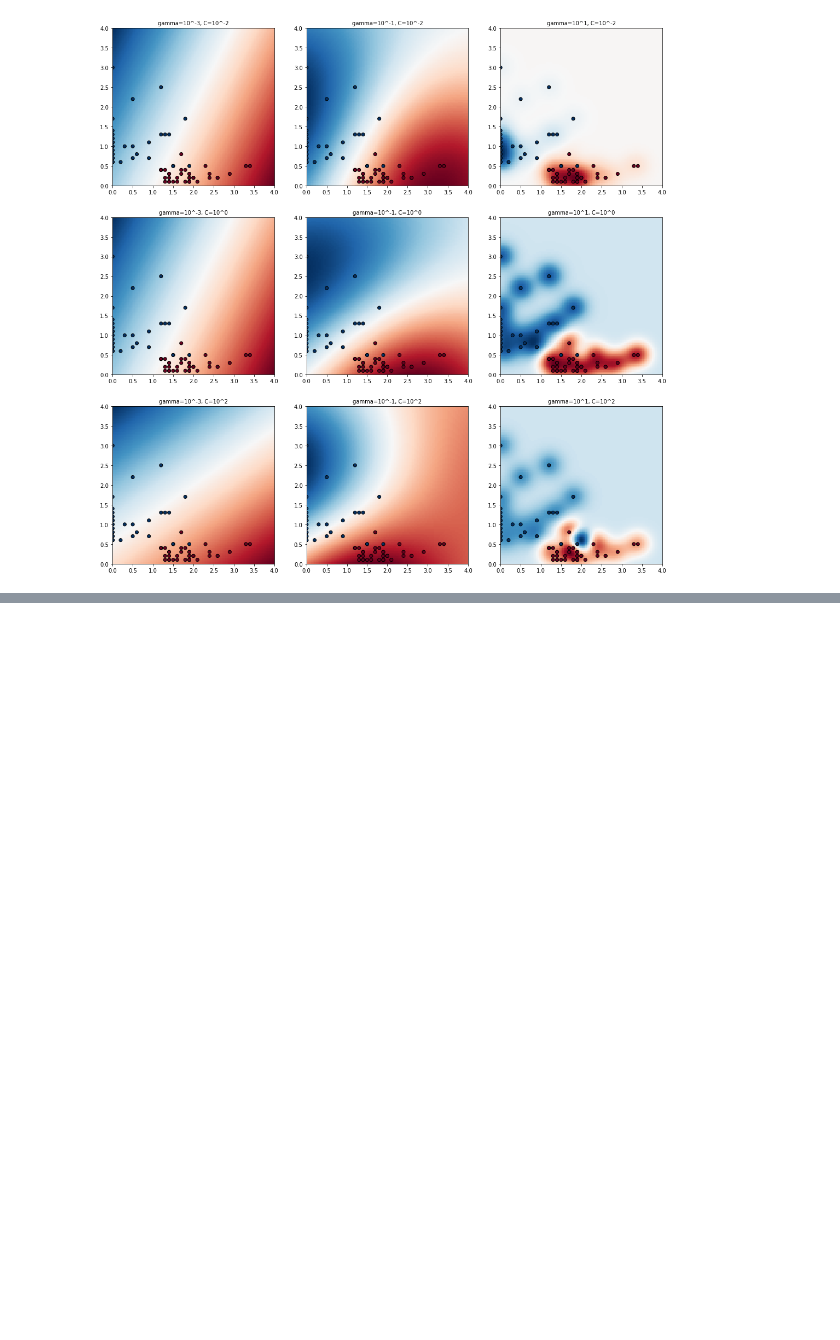
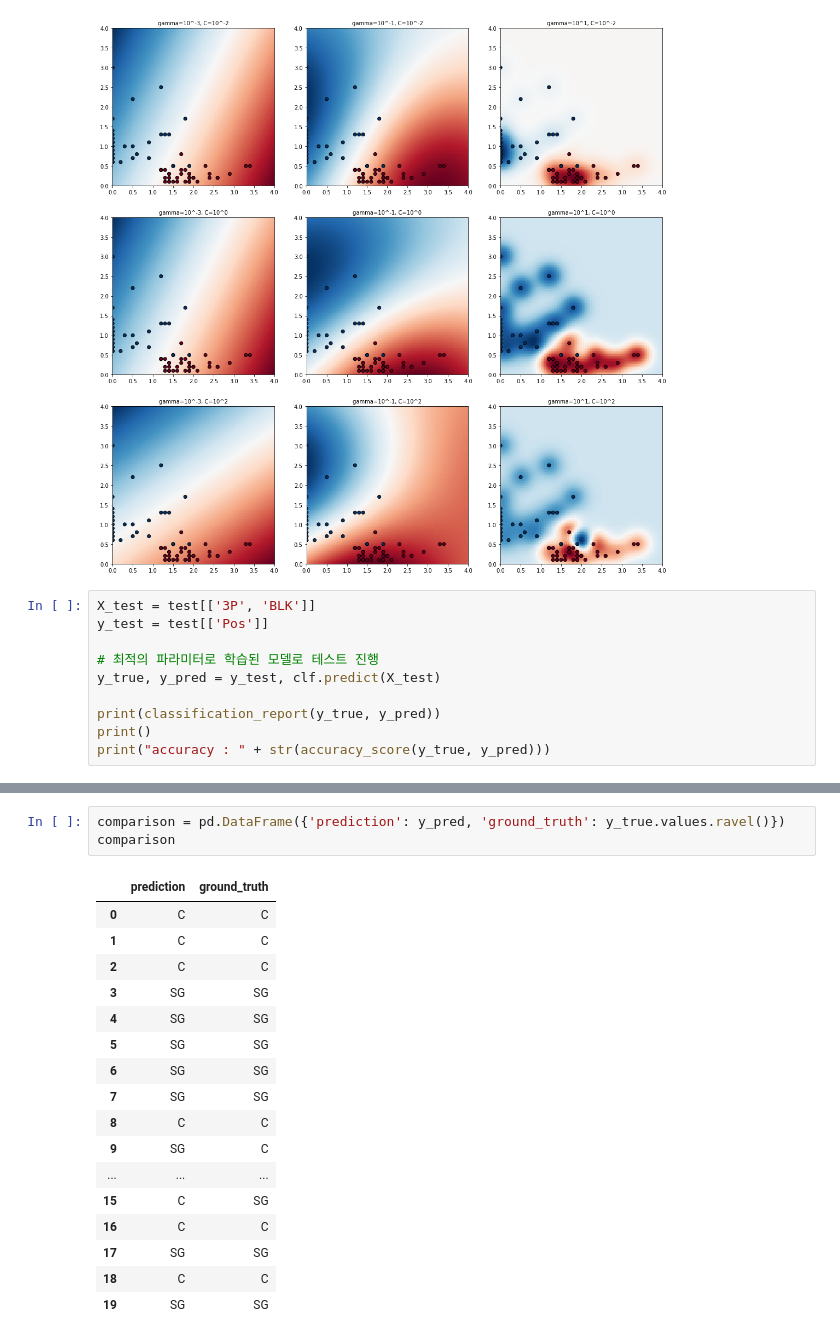
Before and after one commit to H43RO/ML-Algorithm-Practice, a Jupyter notebook: SVM.ipynb, the cells around one changed output, grey strips where cells are left out. Drawn from its saved outputs; the diff is of its cells as text; blank space fills up the shorter version.

```diff
--- a/SVM.ipynb
+++ b/SVM.ipynb
@@ -112,3 +112,13 @@ for (k, (C, gamma, clf)) in enumerate(classifiers):
 # %% [output]
 {'C': 1, 'gamma': 0.1, 'kernel': 'rbf'}
 [figure]
+# %%
+X_test = test[['3P', 'BLK']]
+y_test = test[['Pos']]
+
+# 최적의 파라미터로 학습된 모델로 테스트 진행
+y_true, y_pred = y_test, clf.predict(X_test)
+
+print(classification_report(y_true, y_pred))
+print()
+print("accuracy : " + str(accuracy_score(y_true, y_pred)))
@@ -114,0 +137,21 @@ for (k, (C, gamma, clf)) in enumerate(classifiers):
+# %%
+comparison = pd.DataFrame({'prediction': y_pred, 'ground_truth': y_true.values.ravel()})
+comparison
+# %% [output]
+|  | prediction | ground_truth |
+| 0 | C | C |
+| 1 | C | C |
+| 2 | C | C |
+| 3 | SG | SG |
+| 4 | SG | SG |
+| 5 | SG | SG |
+| 6 | SG | SG |
+| 7 | SG | SG |
+| 8 | C | C |
+| 9 | SG | C |
+| ... | ... | ... |
+| 15 | C | SG |
+| 16 | C | C |
+| 17 | SG | SG |
+| 18 | C | C |
+| 19 | SG | SG |
```
Also changed, not shown: parts of 1 cell of this notebook.
